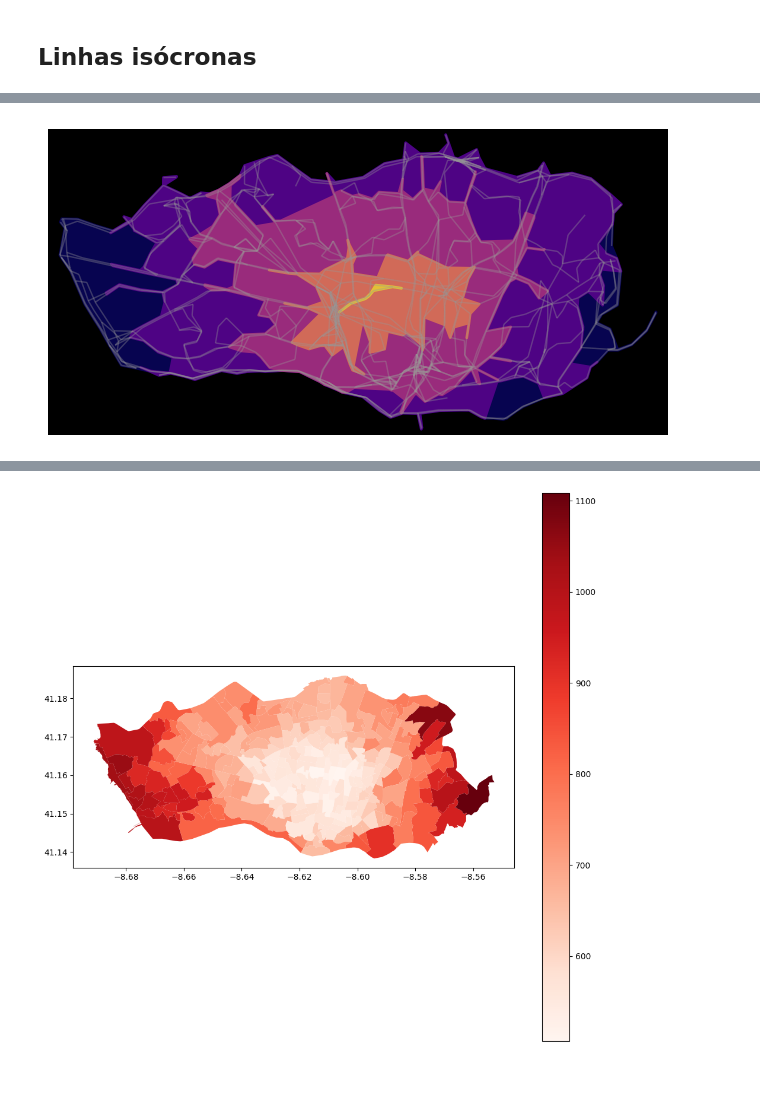
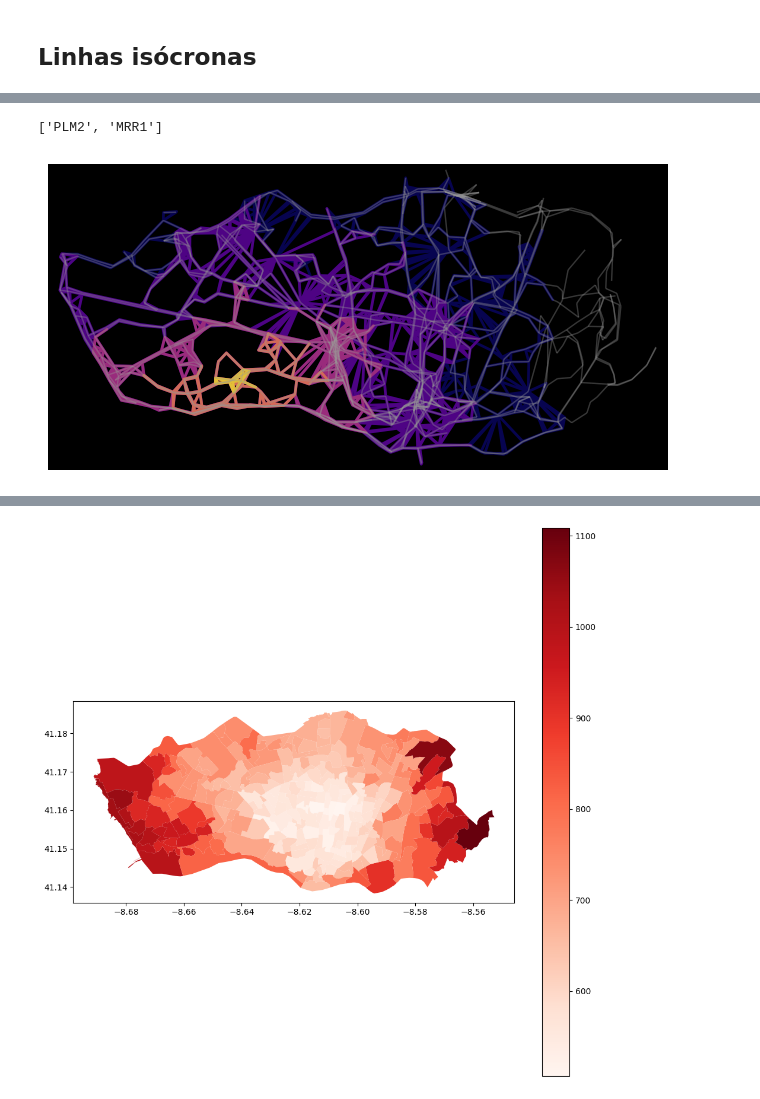
Before and after one commit to jcarvalhaismatos/MS-FEUP, a Jupyter notebook: run_scenario.ipynb, the cells around one changed output, grey strips where cells are left out. Saved outputs shown, nothing was run; the diff lists cells and outputs as text; code cells hidden in the pictures.

Commit message:
add missing walking edges oonly foz scenario

```diff
--- a/run_scenario.ipynb
+++ b/run_scenario.ipynb
@@ -567,44 +578,48 @@ def edge_colors(G, alpha=1, attr='mode'):
 #     patch = PolygonPatch(polygon.__geo_interface__, fc=fc, ec='none', alpha=0.6)
 #     ax.add_patch(patch)
 # plt.show()
+# %%
+center_nodes
+# %% [output]
+['PLM2', 'MRR1']
 # %%
 from shapely import Polygon, LineString
 
-def make_iso_polys(G, edge_buff=25, node_buff=50, infill=False):
+def make_iso_polys(G, center, edge_buff=25, node_buff=50, infill=False):
     isochrone_polys = []
     for trip_time in sorted(trip_times, reverse=True):
-        subgraph = nx.ego_graph(G, center_node, radius=trip_time, distance='travel_time_seconds')
+        subgraph = nx.ego_graph(G, center, radius=trip_time, distance='travel_time_seconds')
 
         node_points = [Point((data['x'], data['y'])) for node, data in subgraph.nodes(data=True)]
         nodes_gdf = gpd.GeoDataFrame({'id': subgraph.nodes()}, geometry=node_points)
         nodes_gdf = nodes_gdf.set_index('id')
 
         edge_lines = []
         for n_fr, n_to in subgraph.edges():
             f = nodes_gdf.loc[n_fr].geometry
             t = nodes_gdf.loc[n_to].geometry
             edge_lookup = G.get_edge_data(n_fr, n_to)[0].get('geometry',  LineString([f,t]))
             edge_lines.append(edge_lookup)
 
         n = nodes_gdf.buffer(node_buff).geometry
         e = gpd.GeoSeries(edge_lines).buffer(edge_buff).geometry
         all_gs = list(n) + list(e)
         new_iso = gpd.GeoSeries(all_gs).unary_union
 
         # try to fill in surrounded areas so shapes will appear solid and blocks without white space inside them
         if infill:
             new_iso = Polygon(new_iso.exterior)
         isochrone_polys.append(new_iso)
     return isochrone_polys
 
-isochrone_polys = make_iso_polys(G_projected, edge_buff=25, node_buff=0, infill=True)
+isochrone_polys = make_iso_polys(G_projected, 'PLM2',  edge_buff=25, node_buff=0, infill=False)
 fig, ax = ox.plot_graph(G_projected, show=False, close=False, edge_color=edge_colors(G_projected, 0.2),
                         node_size=0, bgcolor='k')
 
 for polygon, fc in zip(isochrone_polys, iso_colors):
     patch = PolygonPatch(polygon.__geo_interface__, fc=fc, ec='none', alpha=0.6, zorder=-1)
     ax.add_patch(patch)
 
 plt.show()
 # %% [output]
-[figure, old version]
+[figure, new version]
```
Also changed, not shown: parts of 4 cells of this notebook, 8 other files.
